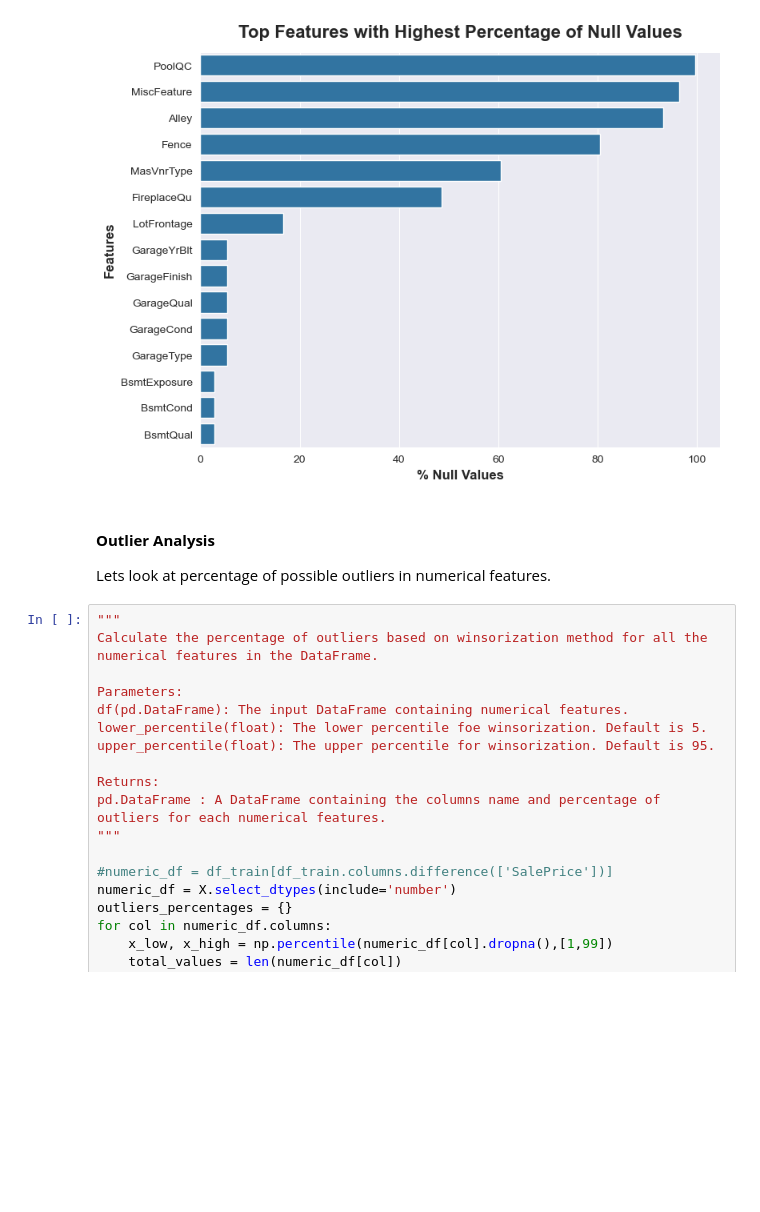
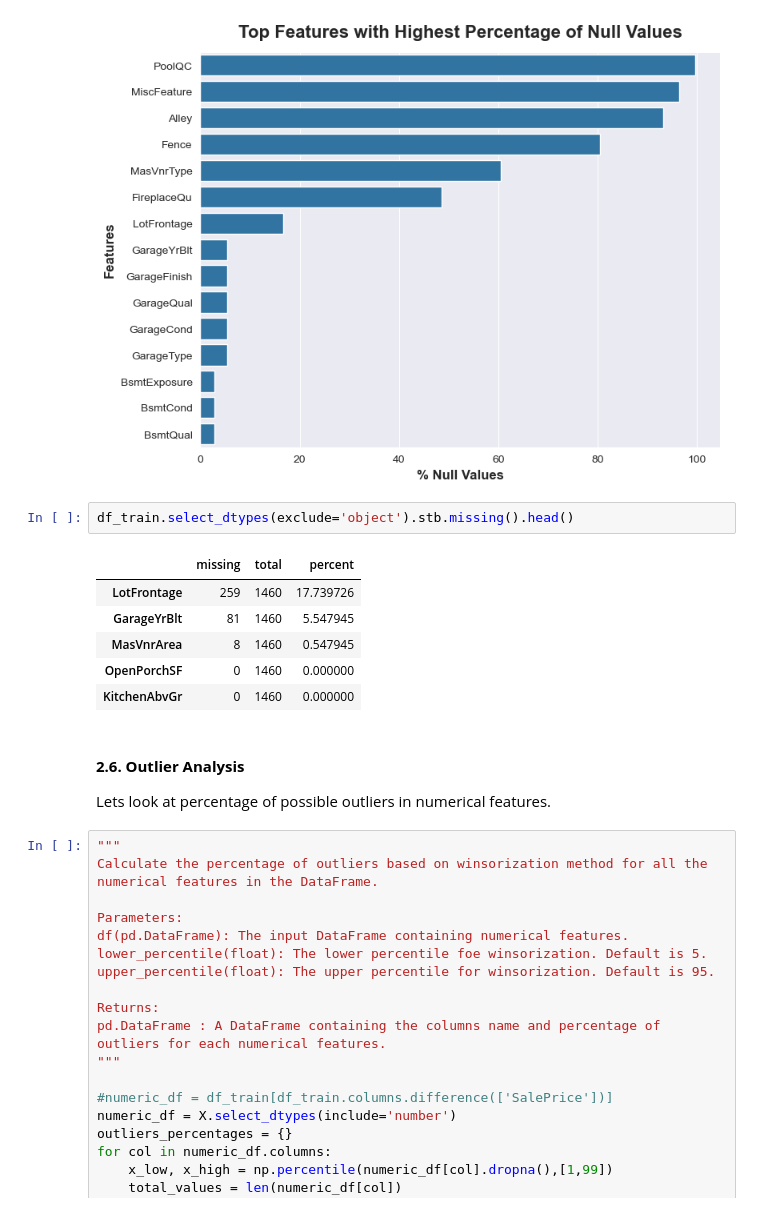
Before and after one commit to annugit1655/Real-Estate-Price-Prediction, a Jupyter notebook: Real-Estate-Price-Prediction/notebooks/house-price.ipynb, the cells around one changed output. Cells and saved outputs as stored; diff of their text form; blank space fills up the shorter version.

```diff
--- a/Real-Estate-Price-Prediction/notebooks/house-price.ipynb
+++ b/Real-Estate-Price-Prediction/notebooks/house-price.ipynb
@@ -486,8 +473,17 @@ plot_null_counts(X)
 13      BsmtCond       82   2919   2.809181        object
 14      BsmtQual       81   2919   2.774923        object
 [figure]
+# %%
+df_train.select_dtypes(exclude='object').stb.missing().head()
+# %% [output]
+|  | missing | total | percent |
+| LotFrontage | 259 | 1460 | 17.739726 |
+| GarageYrBlt | 81 | 1460 | 5.547945 |
+| MasVnrArea | 8 | 1460 | 0.547945 |
+| OpenPorchSF | 0 | 1460 | 0.000000 |
+| KitchenAbvGr | 0 | 1460 | 0.000000 |
 # %% [markdown]
-#### **Outlier Analysis**
+#### **2.6. Outlier Analysis**
 
 Lets look at percentage of possible outliers in numerical features.
 # %%
```
Also changed, not shown: parts of 25 cells of this notebook, 1 other file.
